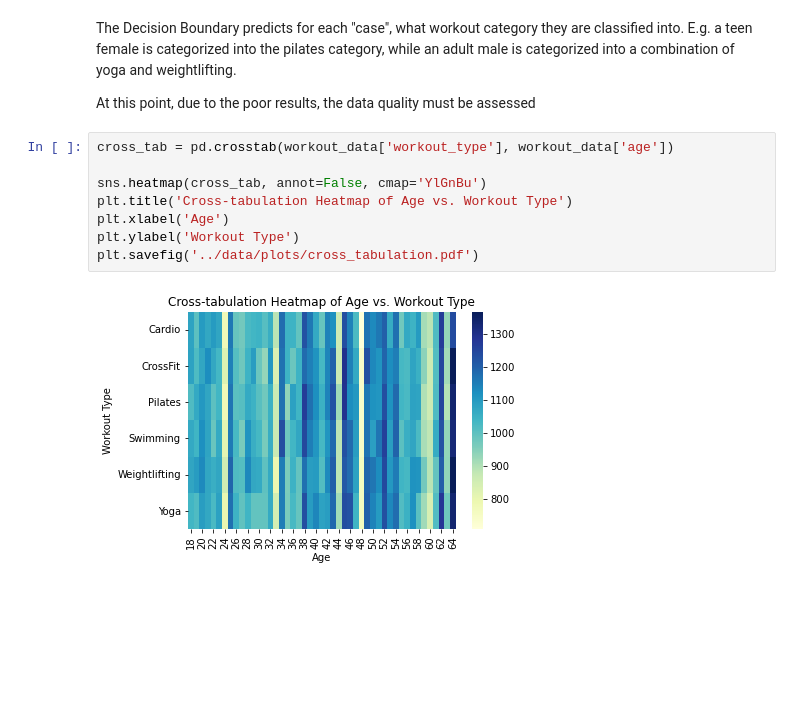
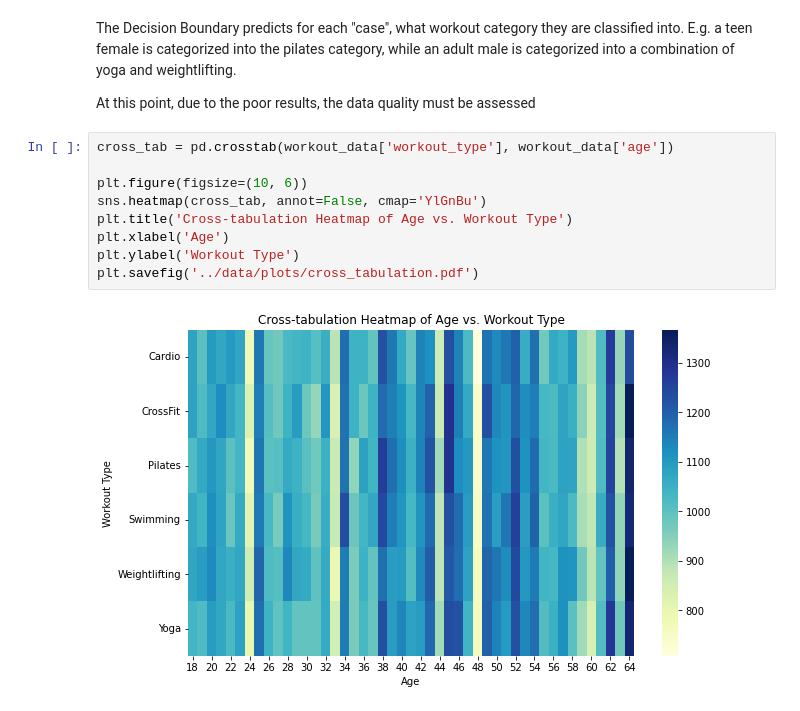
Before and after one commit to emmaqingjie/final_project_data_science, a Jupyter notebook: scripts/classification_workouttypes.ipynb, the cells around one changed output. Drawn from its saved outputs; the diff is of its cells as text; blank space fills up the shorter version.

```diff
--- a/scripts/classification_workouttypes.ipynb
+++ b/scripts/classification_workouttypes.ipynb
@@ -244,10 +244,11 @@ At this point, due to the poor results, the data quality must be assessed
 # %%
 cross_tab = pd.crosstab(workout_data['workout_type'], workout_data['age'])
 
+plt.figure(figsize=(10, 6))
 sns.heatmap(cross_tab, annot=False, cmap='YlGnBu')
 plt.title('Cross-tabulation Heatmap of Age vs. Workout Type')
 plt.xlabel('Age')
 plt.ylabel('Workout Type')
 plt.savefig('../data/plots/cross_tabulation.pdf')
 # %% [output]
-[figure, old version]
+[figure, new version]
```
Also changed, not shown: 1 other file.
